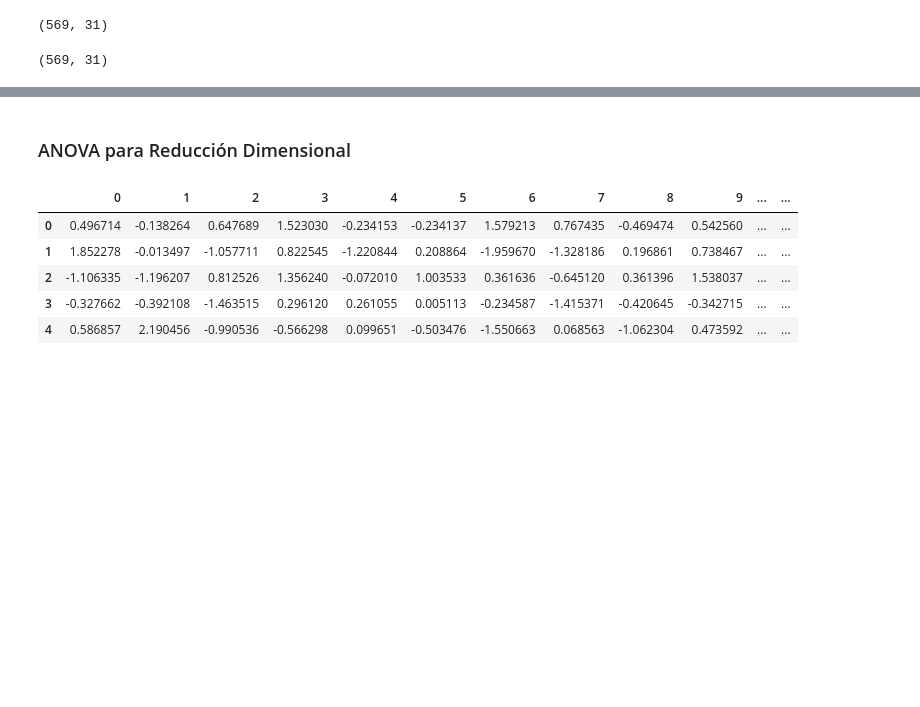
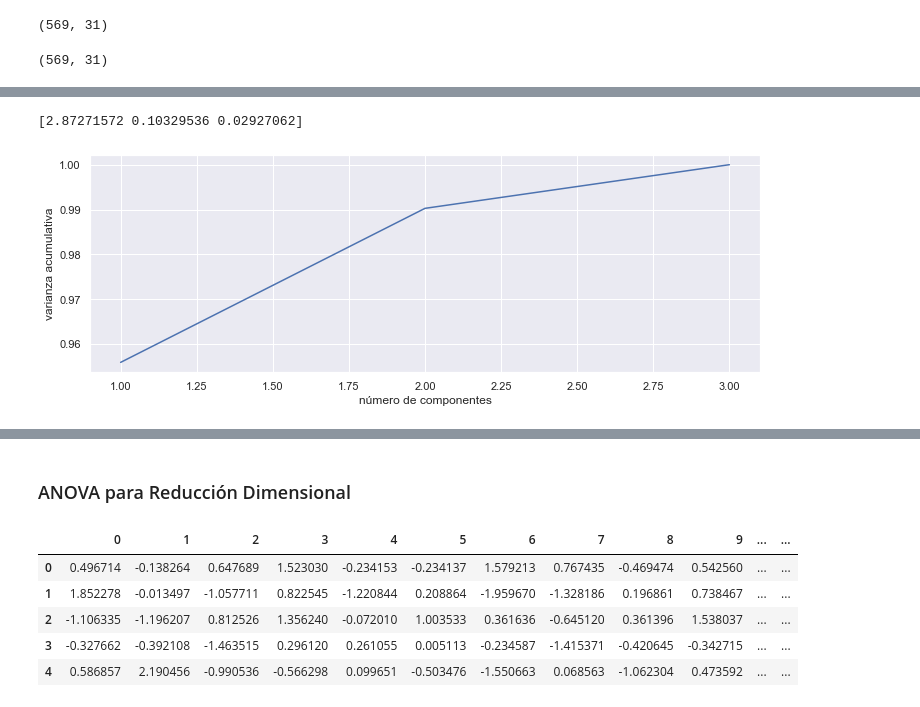
Before and after one commit to SebastianCarvalhoSalazar/prueba_tecnica_01, a Jupyter notebook: notebooks/preprocessing.ipynb, the cells around one changed output, grey strips where cells are left out. Saved outputs shown, nothing was run; the diff lists cells and outputs as text; code cells hidden in the pictures; blank space fills up the shorter version.

```diff
--- a/notebooks/preprocessing.ipynb
+++ b/notebooks/preprocessing.ipynb
@@ -370,3 +379,12 @@ df_filtered.drop_duplicates(subset = df_filtered.columns[1:], inplace = True)
 df_filtered.shape # Tamaño del Dataset
 # %% [output]
 (569, 31)
+# %%
+from sklearn.decomposition import PCA
+from sklearn.preprocessing import StandardScaler
+
+correlated_data = df_filtered[['radius_mean','perimeter_mean','area_mean']]
+scaler = StandardScaler()
+X_scaled = scaler.fit_transform(correlated_data)
+correlated_data[['radius_mean_scal', 'perimeter_mean_scal', 'area_mean_scal']] = X_scaled
+correlated_data.describe()
@@ -373 +401,12 @@ df_filtered.shape # Tamaño del Dataset
+# %%
+pca = PCA(n_components=3)
+pca.fit(X_scaled)
+print(pca.explained_variance_)
+
+plt.plot(np.arange(1,4),np.cumsum(pca.explained_variance_ratio_))
+plt.xlabel('número de componentes')
+plt.ylabel('varianza acumulativa');
+# %% [output]
+[2.87271572 0.10329536 0.02927062]
+[figure, added]
 # %%
```
Also changed, not shown: parts of 13 cells of this notebook, 13 other files.
